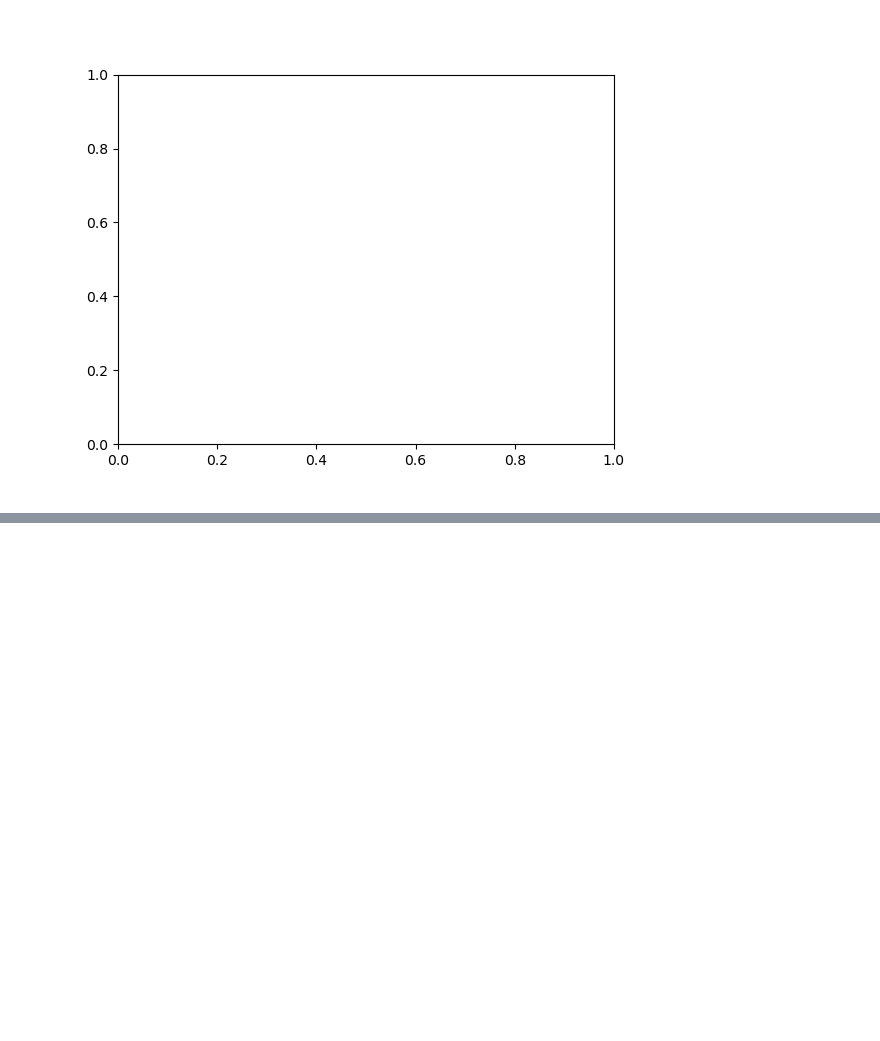
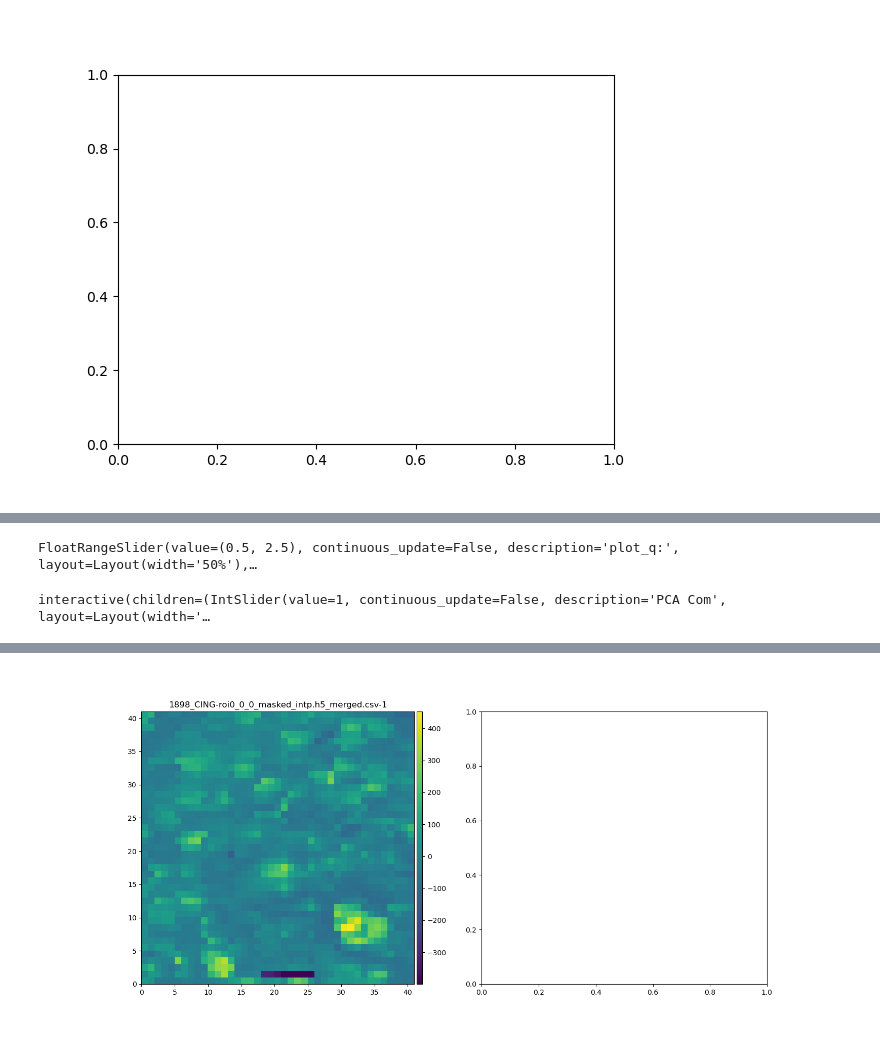
Before and after one commit to eeedinar/Alzheimers, a Jupyter notebook: visualization.ipynb, the cells around one changed output, grey strips where cells are left out. Drawn from its saved outputs; the diff is of its cells as text; code cells hidden in the pictures; blank space fills up the shorter version.

```diff
--- a/visualization.ipynb
+++ b/visualization.ipynb
@@ -1497,0 +1500,74 @@ Play(value=0, interval=10, max=3781)
+# %%
+%matplotlib widget
+
+### import packages
+from sklearn.decomposition import PCA
+from essential_func import *
+from IPython.display import display
+import pandas as pd
+import os
+
+
+### specs
+file      = "1898_CING-roi0_0_0_masked_intp.h5_merged.csv"
+directory = "/Volumes/HDD/BNL-Data/Mar-2023/1898/CSV_Conv-8-point"
+Width, Height = (41,41)
+n_components = 5
+
+### computation
+qgrid2 = np.hstack([np.arange(0.005, 0.0499, 0.001), np.arange(0.05, 0.099, 0.002), np.arange(0.1, 3.2, 0.005)])
+
+## read_Iq and PCA
+df = pd.read_csv(os.path.join(directory, file), delimiter=',')
+Iq = df.values
+pca = PCA(n_components=n_components)
+pca.fit(Iq)
+Iq_PCA = pca.transform(Iq)
+
+### create figure
+plt.close('all')
+f, axs = plt.subplots(nrows=1, ncols=2, figsize=(16,7))
+
+### ipywidgets
+pca_com_widgets = ipywidgets.IntSlider(min=1, max=n_components, value=1, format='d', description = "PCA Com", continuous_update=False, layout=ipywidgets.Layout(width='50%'))    # description    = "bkg_frames",
+frame_w = ipywidgets.IntSlider(value=0, min=0, max=Width*Height-1, step=1, description = 'Frame', continuous_update=False, layout=ipywidgets.Layout(width='50%'))
+plot_q  = ipywidgets.FloatRangeSlider( value=(0.5, 2.5), min=qgrid2[0],   max=qgrid2[-1], step=0.005,    description='plot_q:',  disabled=False,  continuous_update=False,  orientation='horizontal',  readout=True, readout_format='.3f',layout=ipywidgets.Layout(width='50%') )
+
+#### heatmap starts here --------------
+out = ipywidgets.Output()
+
+@out.capture(clear_output=True)
+def gen_heatmap(pca_comp):
+    img_orig = snaking(Width, Height, Iq_PCA[:,pca_comp-1])
+    plot_heat_map_from_data(img_orig, Width, Height, args=(f,axs[0]), title= f'{file}-{pca_comp}', cmap="viridis")
+#### heatmap end here --------------
+
+#### frame selection plotting - starts here ------------
+frame_cor  = snaking(Width, Height)                      # snaking indices for heat map,
+def onclick(event):
+    def get_frame(x, y):
+        col  = int(x)                                    # truncate x values
+        row  = int(y)                                    # truncate y values
+        if 0 <= col < Width and 0 <= row < Height:
+            return np.flipud(frame_cor)[row, col]       # flipping to get correct value of frame
+    print('here')
+    ix, iy = event.xdata, event.ydata
+    frame  = get_frame(ix, iy)
+    frame_w.value = frame
+
+### create object
+cid = f.canvas.mpl_connect('button_press_event', onclick)
+def update_frame(_):
+    #### change here according to your plot necessity
+    plot_minQ, plot_maxQ = plot_q.value
+    idx_start, idx_end = qgrid_to_indices(qgrid2, plot_minQ) , qgrid_to_indices(qgrid2, plot_maxQ)
+    axs[1].plot(qgrid2[idx_start:idx_end], Iq[frame_w.value,idx_start:idx_end], label=str(frame_w.value))
+    axs[1].legend()
+    axs[1].set_xlabel('q')
+    axs[1].set_ylabel('Iq')
+frame_w.observe(update_frame, names='value')
+#### frame selection plotting - ends here ------------
+
+input_w = ipywidgets.interactive(gen_heatmap, pca_comp=pca_com_widgets)
+display(frame_w, plot_q, input_w, out)
+# %% [output]
@@ -1497,0 +1575,2 @@ Play(value=0, interval=10, max=3781)
+FloatRangeSlider(value=(0.5, 2.5), continuous_update=False, description='plot_q:', layout=Layout(width='50%'),…
+interactive(children=(IntSlider(value=1, continuous_update=False, description='PCA Com', layout=Layout(width='…
@@ -1497,0 +1578 @@ Play(value=0, interval=10, max=3781)
+[figure, added]
```
Also changed, not shown: parts of 7 cells of this notebook.
